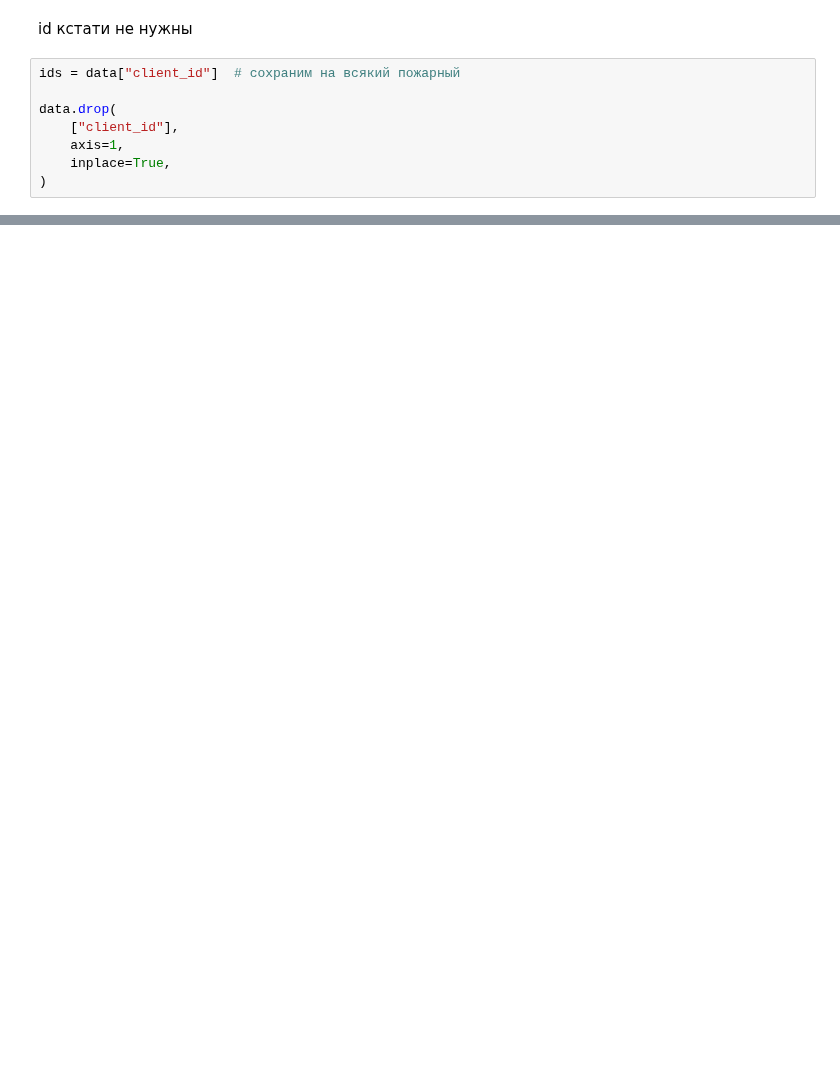
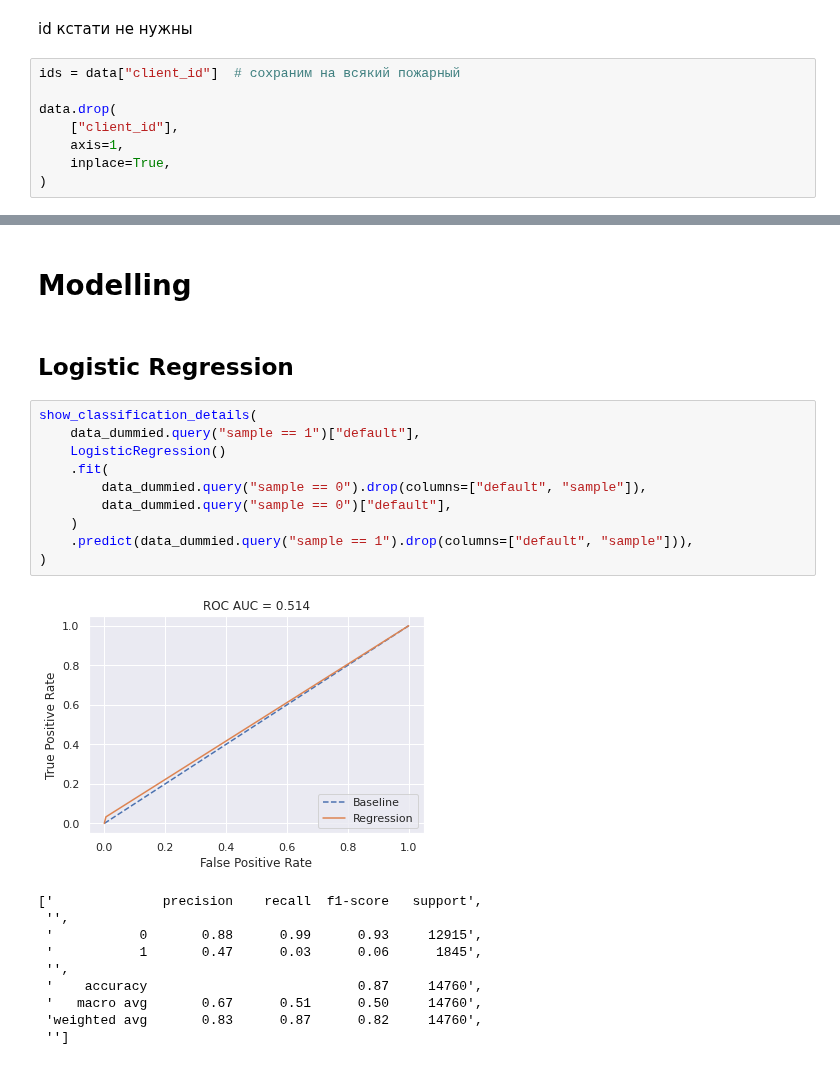
Before and after one commit to XelorR/sf_project_5, a Jupyter notebook: pp_scoring_from_scratch.ipynb, the cells around one changed output, grey strips where cells are left out. Cells and saved outputs as stored; diff of their text form; blank space fills up the shorter version.

```diff
--- a/pp_scoring_from_scratch.ipynb
+++ b/pp_scoring_from_scratch.ipynb
@@ -299,0 +317,25 @@ dtype: object
+# %% [markdown]
+# Modelling
+# %% [markdown]
+## Logistic Regression
+# %%
+show_classification_details(
+    data_dummied.query("sample == 1")["default"],
+    LogisticRegression()
+    .fit(
+        data_dummied.query("sample == 0").drop(columns=["default", "sample"]),
+        data_dummied.query("sample == 0")["default"],
+    )
+    .predict(data_dummied.query("sample == 1").drop(columns=["default", "sample"])),
+)
+# %% [output]
+[figure, added]
+['              precision    recall  f1-score   support',
+ '',
+ '           0       0.88      0.99      0.93     12915',
+ '           1       0.47      0.03      0.06      1845',
+ '',
+ '    accuracy                           0.87     14760',
+ '   macro avg       0.67      0.51      0.50     14760',
+ 'weighted avg       0.83      0.87      0.82     14760',
+ '']
```
Also changed, not shown: parts of 15 cells of this notebook.
